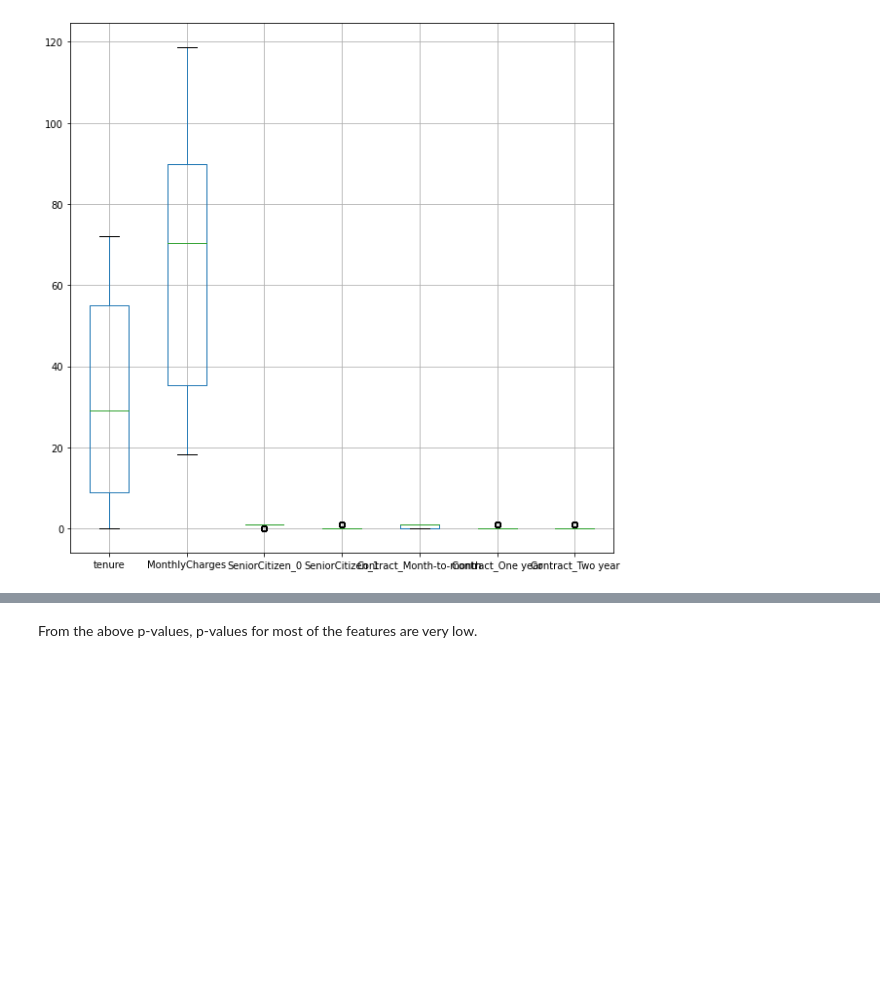
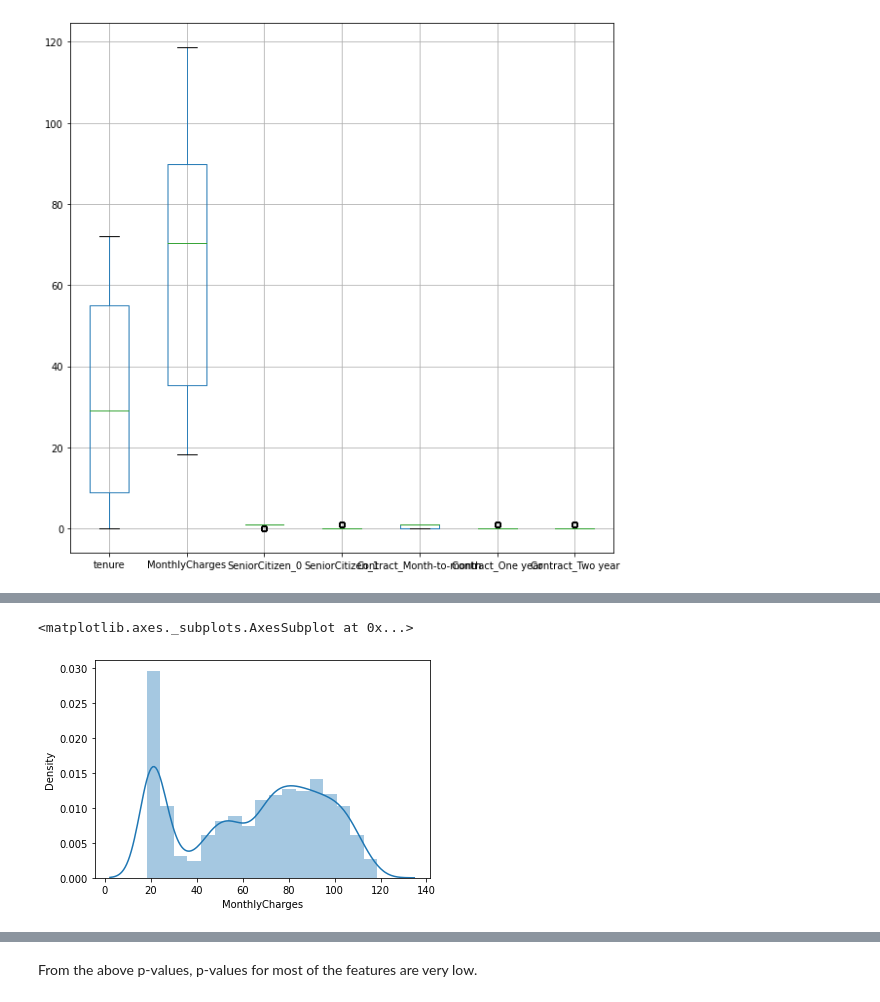
Before and after one commit to kshitijzutshi/Teleco-Customer-Churn-Prediction, a Jupyter notebook: Predicting_Customer_Churn_Assignment1.ipynb, the cells around one changed output, grey strips where cells are left out. Saved outputs shown, nothing was run; the diff lists cells and outputs as text; code cells hidden in the pictures; blank space fills up the shorter version.

```diff
--- a/Predicting_Customer_Churn_Assignment1.ipynb
+++ b/Predicting_Customer_Churn_Assignment1.ipynb
@@ -502,0 +529,5 @@ X_train_sel.boxplot(figsize=(10,10),fontsize=)
+# %%
+sns.distplot(X_train_sel['MonthlyCharges'])
+# %% [output]
+<matplotlib.axes._subplots.AxesSubplot at 0x...>
+[figure, added]
```
Also changed, not shown: parts of 16 cells of this notebook.
